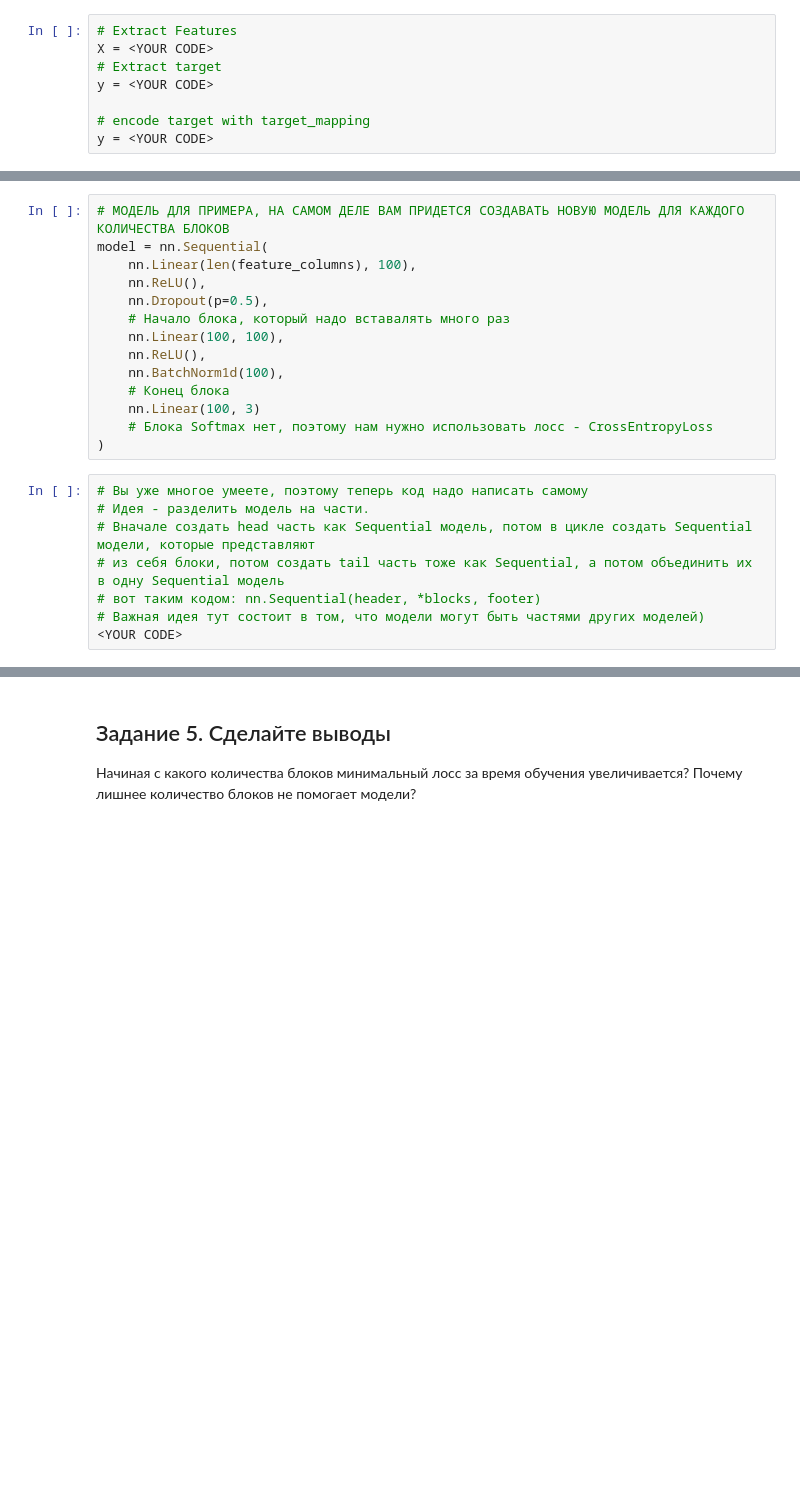
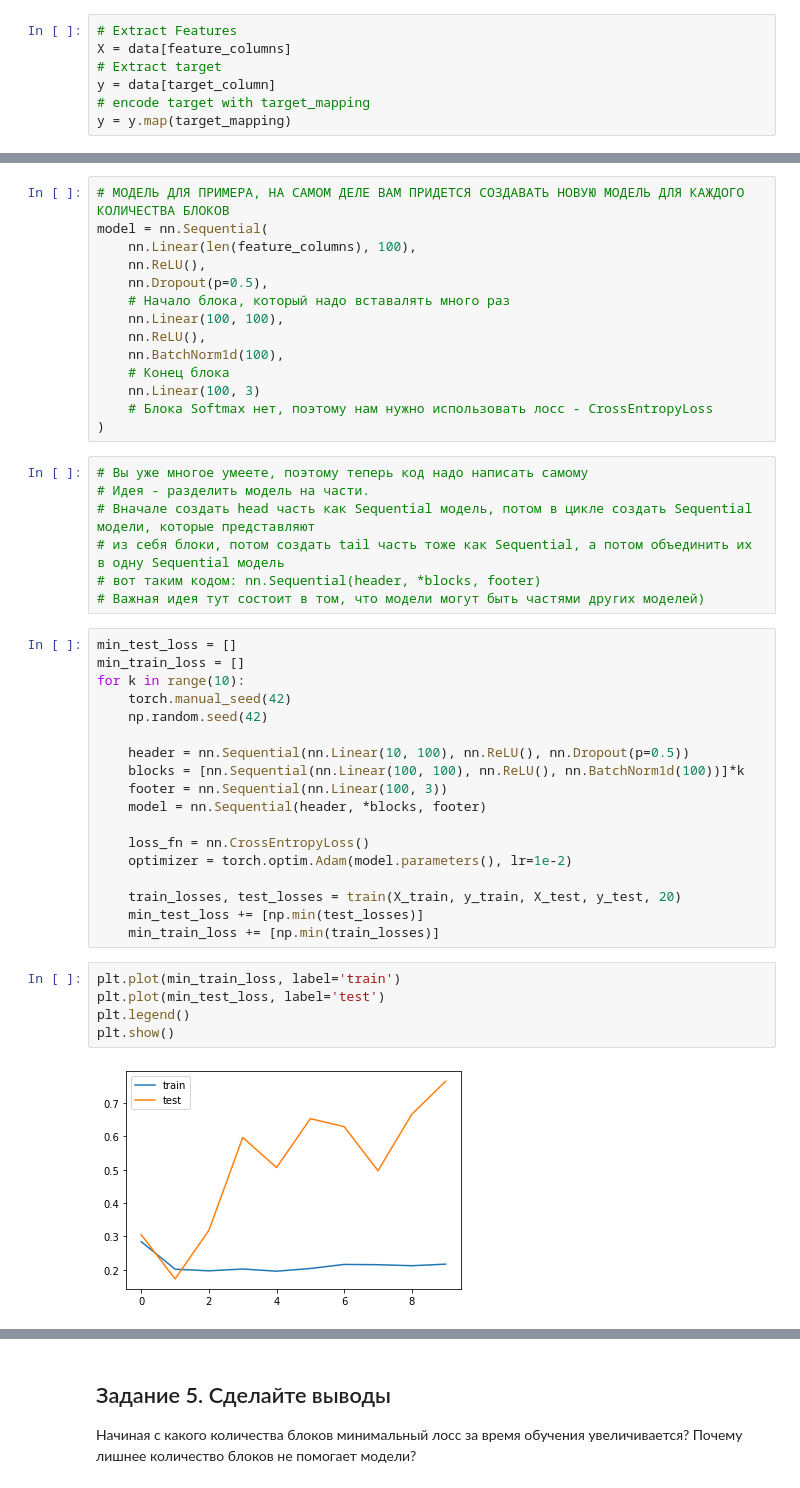
Before and after one commit to apropazhin/DLS_2020, a Jupyter notebook: Week 5 - Neural Networks/[homework]neural_networks_pytorch.ipynb, the cells around one changed output, grey strips where cells are left out. Drawn from its saved outputs; the diff is of its cells as text; blank space fills up the shorter version.

```diff
--- a/Week 5 - Neural Networks/[homework]neural_networks_pytorch.ipynb
+++ b/Week 5 - Neural Networks/[homework]neural_networks_pytorch.ipynb
@@ -136,11 +147,10 @@ data.head()
 # %%
 # Extract Features
-X = <YOUR CODE>
+X = data[feature_columns]
 # Extract target
-y = <YOUR CODE>
-
+y = data[target_column]
 # encode target with target_mapping
-y = <YOUR CODE>
+y = y.map(target_mapping)
 # %% [markdown]
 Нормализация фичей
 # %%
@@ -337,4 +390,28 @@ model = nn.Sequential(
 # из себя блоки, потом создать tail часть тоже как Sequential, а потом объединить их в одну Sequential модель
 # вот таким кодом: nn.Sequential(header, *blocks, footer)
 # Важная идея тут состоит в том, что модели могут быть частями других моделей)
-<YOUR CODE>
+# %%
+min_test_loss = []
+min_train_loss = []
+for k in range(10):
+    torch.manual_seed(42)
+    np.random.seed(42)
+
+    header = nn.Sequential(nn.Linear(10, 100), nn.ReLU(), nn.Dropout(p=0.5))
+    blocks = [nn.Sequential(nn.Linear(100, 100), nn.ReLU(), nn.BatchNorm1d(100))]*k
+    footer = nn.Sequential(nn.Linear(100, 3))
+    model = nn.Sequential(header, *blocks, footer)
+
+    loss_fn = nn.CrossEntropyLoss()
+    optimizer = torch.optim.Adam(model.parameters(), lr=1e-2)
+
+    train_losses, test_losses = train(X_train, y_train, X_test, y_test, 20)
+    min_test_loss += [np.min(test_losses)]
+    min_train_loss += [np.min(train_losses)]
+# %%
+plt.plot(min_train_loss, label='train')
+plt.plot(min_test_loss, label='test')
+plt.legend()
+plt.show()
+# %% [output]
+[figure, added]
```
Also changed, not shown: parts of 17 cells of this notebook.
